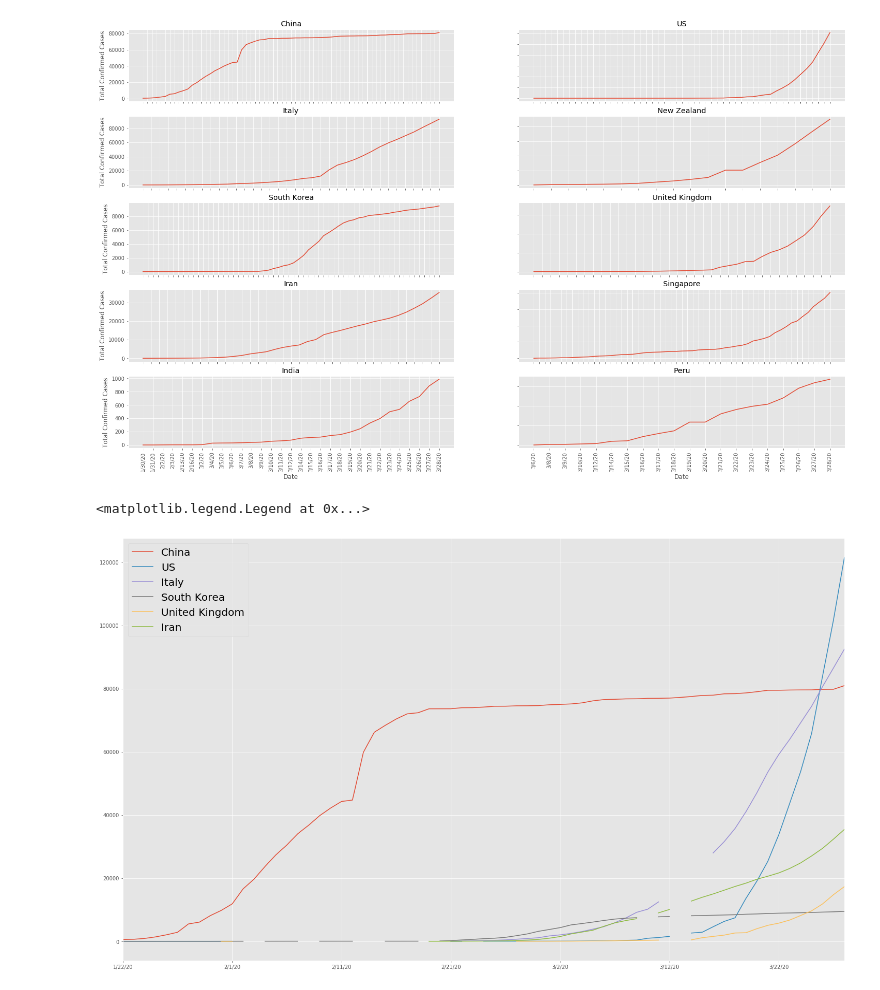
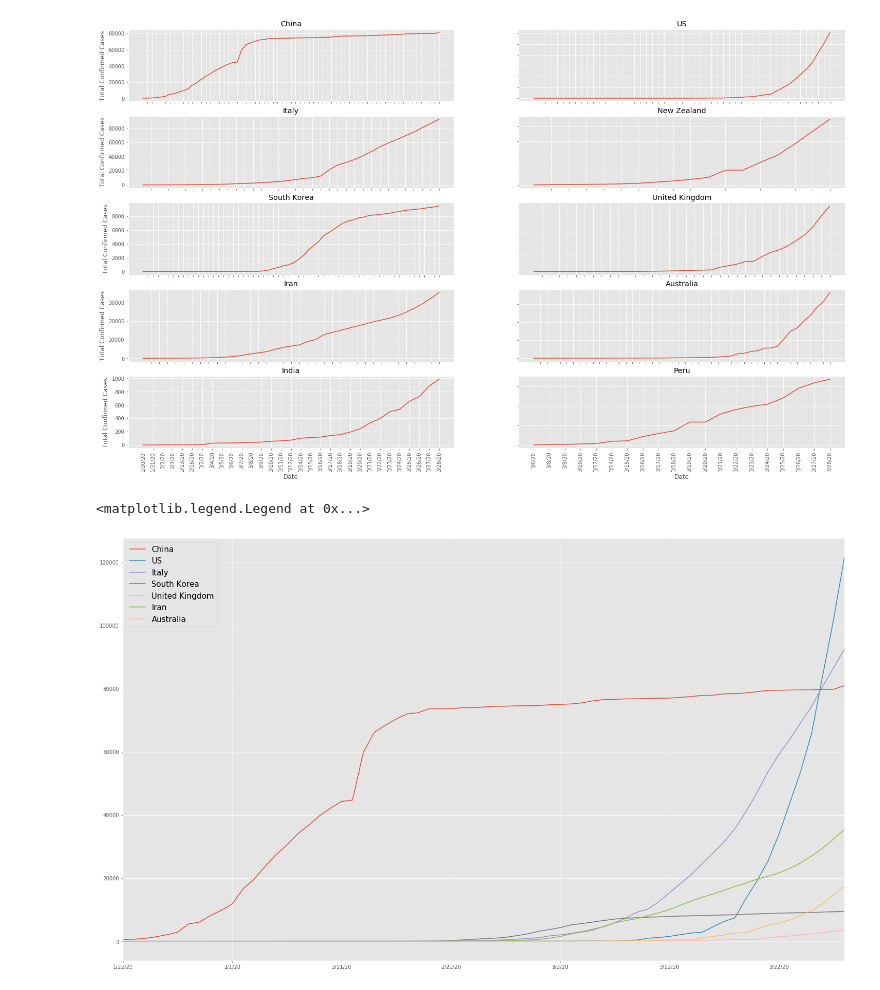
Before and after one commit to miholjcicmarko/COMP5360Project, a Jupyter notebook: python_journals/Time Series for World&US.ipynb, the cells around one changed output. Saved outputs shown, nothing was run; the diff lists cells and outputs as text; code cells hidden in the pictures.

```diff
--- a/python_journals/Time Series for World&US.ipynb
+++ b/python_journals/Time Series for World&US.ipynb
@@ -1,7 +1,7 @@
 # %%
 import pandas as pd
 # %%
-data = pd.read_csv("/Users/markomiholjcic/Documents/GitHub/COMP5360Project/project_files/csv_files/CLEANCDRData.csv")
+data = pd.read_csv(r"C:\Users\austi\Documents\GitHub\COMP5360Project\project_files\csv_files\CLEANCDRData.csv")
 # %%
 from datetime import datetime
 groupDate = data.groupby("Last Update")
@@ -145,8 +147,8 @@ df = pd.concat([dfDate,df], axis=1, sort = False)
 df = df.rename(columns={0: "Date"})
 dfI = df.set_index('Date')
 # %%
-dataS = data[data["Country/Region"] == "Singapore"]
-groupDate = dataS.groupby("Last Update")
+dataAuS = data[data["Country/Region"] == "Australia"]
+groupDate = dataAuS.groupby("Last Update")
 df1 = groupDate.count()
 
 df1 = list(df1.index.values)
@@ -154,16 +156,16 @@ df1.sort(key = lambda date: datetime.strptime(date, '%m/%d/%y'))
 
 dfDate = pd.DataFrame(df1)
 # %%
-dataS = data[data["Country/Region"] == "Singapore"]
-group = dataS.groupby("Last Update")
+dataAuS = data[data["Country/Region"] == "Australia"]
+group = dataAuS.groupby("Last Update")
 d = group.sum()
 d = list(d["Confirmed"].values)
 d.sort()
 
-df = pd.DataFrame({"Singapore": d})
+df = pd.DataFrame({"Australia": d})
 df = pd.concat([dfDate,df], axis=1, sort = False)
 df = df.rename(columns={0: "Date"})
-dfS = df.set_index('Date')
+dfAuS = df.set_index('Date')
 # %%
 dataIND = data[data["Country/Region"] == "India"]
 groupDate = dataIND.groupby("Last Update")
@@ -205,6 +207,8 @@ df = pd.concat([dfDate,df], axis=1, sort = False)
 df = df.rename(columns={0: "Date"})
 dfP = df.set_index('Date')
 # %%
-dfdata = pd.concat([dfChina,dfUS, dfIt, dfSK, dfUK, dfI], axis=1, sort = False)
+dfdata = pd.concat([dfChina,dfUS, dfIt, dfSK, dfUK, dfI,dfAuS], axis=1, sort = False)
+dfdata[['US','Italy','South Korea','United Kingdom', 'Iran','Australia']]= dfdata[['US','Italy','South Korea','United Kingdom', 'Iran','Australia']].interpolate()
+dfdata=dfdata.fillna(0)
 dfdata
 # %% [output]
@@ -247,8 +250,8 @@ axs[2, 1].plot(dfUK)
 axs[2, 1].set_title('United Kingdom')
 axs[3, 0].plot(dfI)
 axs[3, 0].set_title('Iran')
-axs[3, 1].plot(dfS)
-axs[3, 1].set_title('Singapore')
+axs[3, 1].plot(dfAuS)
+axs[3, 1].set_title('Australia')
 axs[4, 0].plot(dfIND)
 axs[4, 0].set_title('India')
 axs[4, 1].plot(dfP)
@@ -261,7 +264,7 @@ for ax in axs.flat:
 # Hide x labels and tick labels for top plots and y ticks for right plots.
 for ax in axs.flat:
     ax.label_outer()
-
+#
 #dfChina.plot(grid = True);
 #dfUS.plot(grid = True);
 #dfIt.plot(grid = True);
@@ -269,14 +272,14 @@ for ax in axs.flat:
 #dfSK.plot(grid = True);
 #dfUK.plot(grid = True);
 #dfI.plot(grid = True);
-#dfS.plot(grid = True);
+#dfAuS.plot(grid = True);
 #dfIND.plot(grid=True);
 #dfP.plot(grid = True);
 # %% [output]
-[figure, old version]
+[figure, new version]
 # %%
 dfdata.plot(grid = True);
-plt.legend(loc=2, prop={'size': 20})
+plt.legend(loc=2, prop={'size': 15})
 # %% [output]
 <matplotlib.legend.Legend at 0x...>
-[figure, old version]
+[figure, new version]
```
Also changed, not shown: parts of 4 cells of this notebook.
